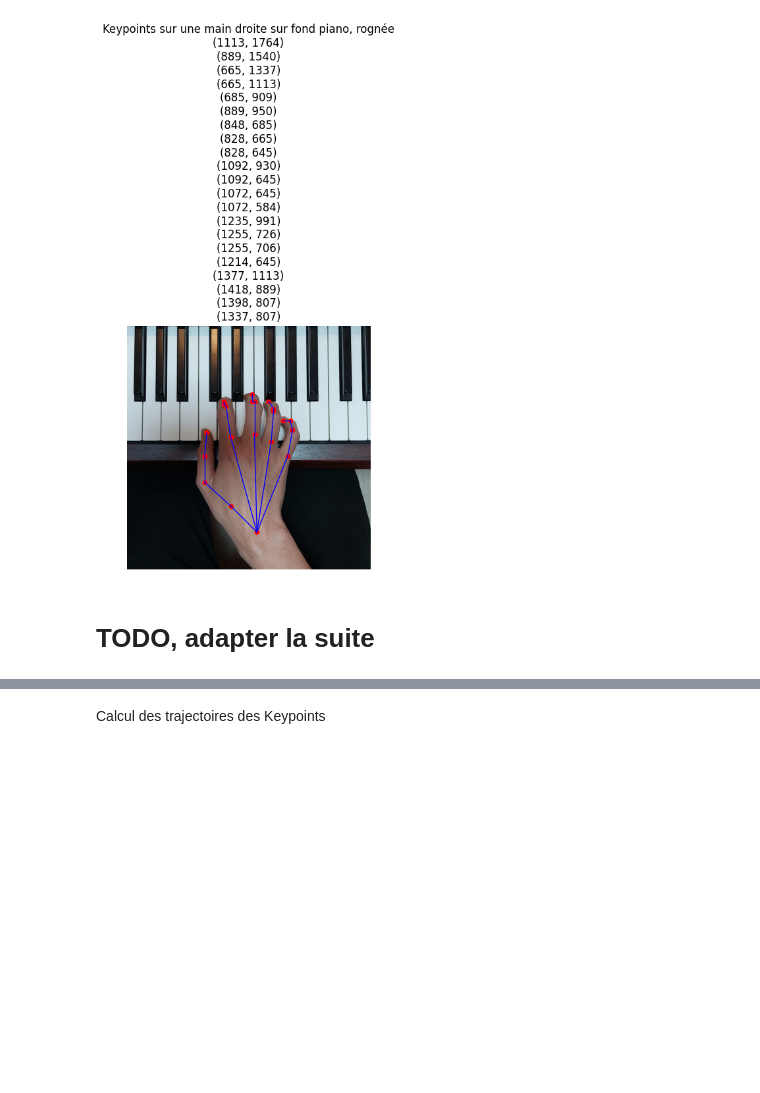
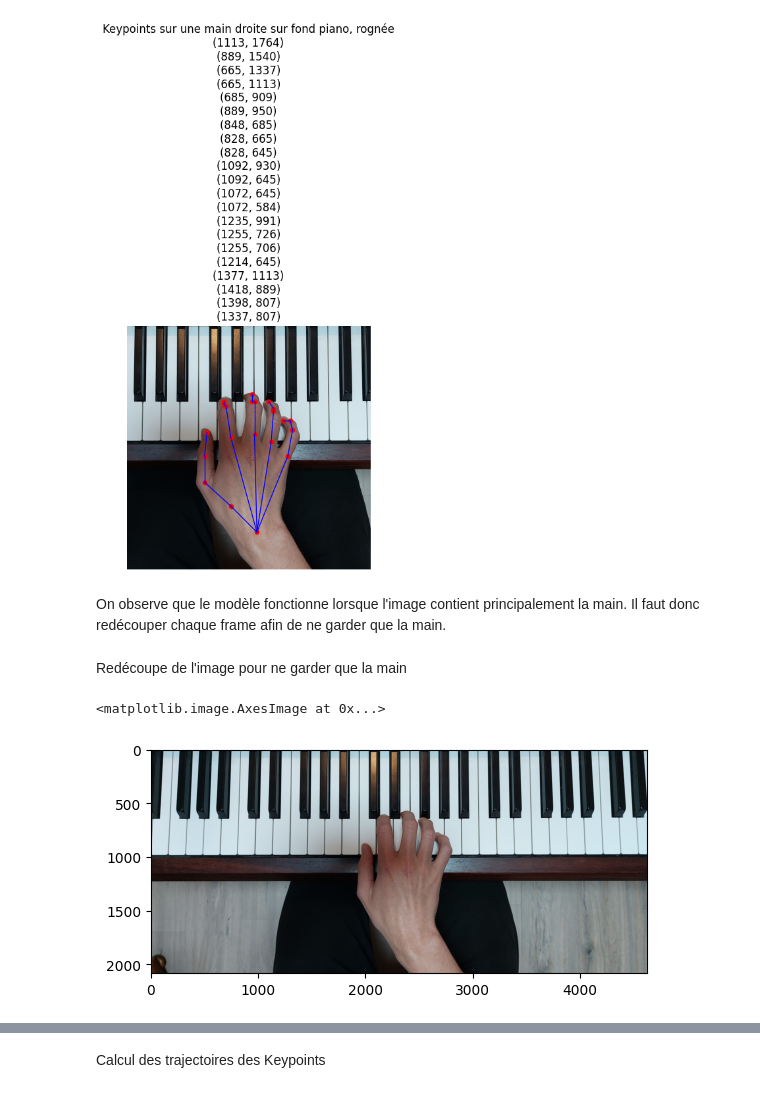
Before and after one commit to TomSaw31/Projet-MMPose, a Jupyter notebook: Projet_MMPose.ipynb, the cells around one changed output, grey strips where cells are left out. Drawn from its saved outputs; the diff is of its cells as text; code cells hidden in the pictures; blank space fills up the shorter version.

```diff
--- a/Projet_MMPose.ipynb
+++ b/Projet_MMPose.ipynb
@@ -234,5 +299,7 @@ draw_hand_skeleton(keypoints)
 plt.show()
 # %% [output]
 [figure]
+# %% [markdown]
+On observe que le modèle fonctionne lorsque l'image contient principalement la main. Il faut donc redécouper chaque frame afin de ne garder que la main.
 # %% [markdown]
-# TODO, adapter la suite
+Redécoupe de l'image pour ne garder que la main
@@ -238,0 +313,12 @@ plt.show()
+# %%
+img_path = '/content/images/main_fond_piano.jpg'
+
+# CV2 lit les images au format BGR au lieu de RGB
+img_bgr = cv2.imread(img_path)
+# On convertit en RGB au lieu de BGR
+img_rgb = cv2.cvtColor(img_bgr, cv2.COLOR_BGR2RGB)
+
+plt.imshow(img_rgb)
+# %% [output]
+<matplotlib.image.AxesImage at 0x...>
+[figure, added]
```
Also changed, not shown: parts of 24 cells of this notebook.
